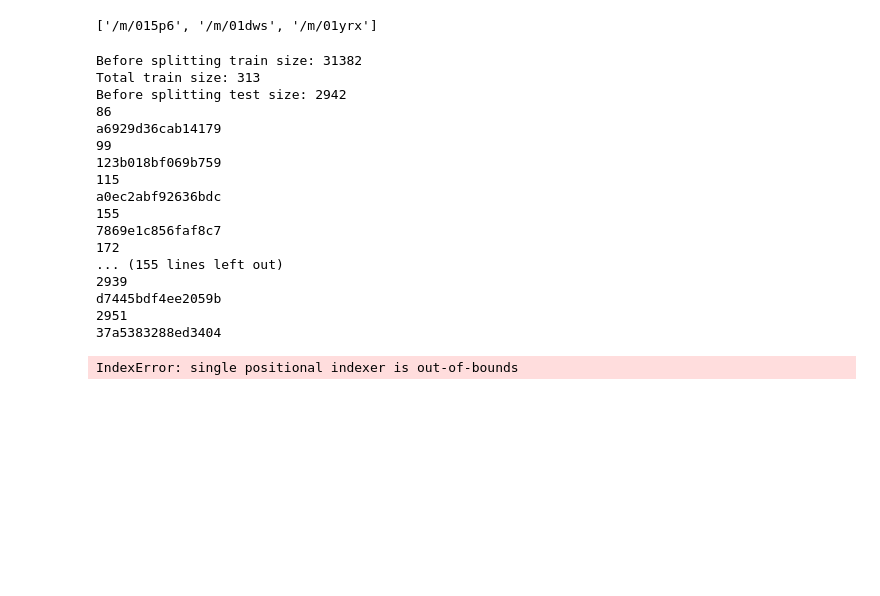
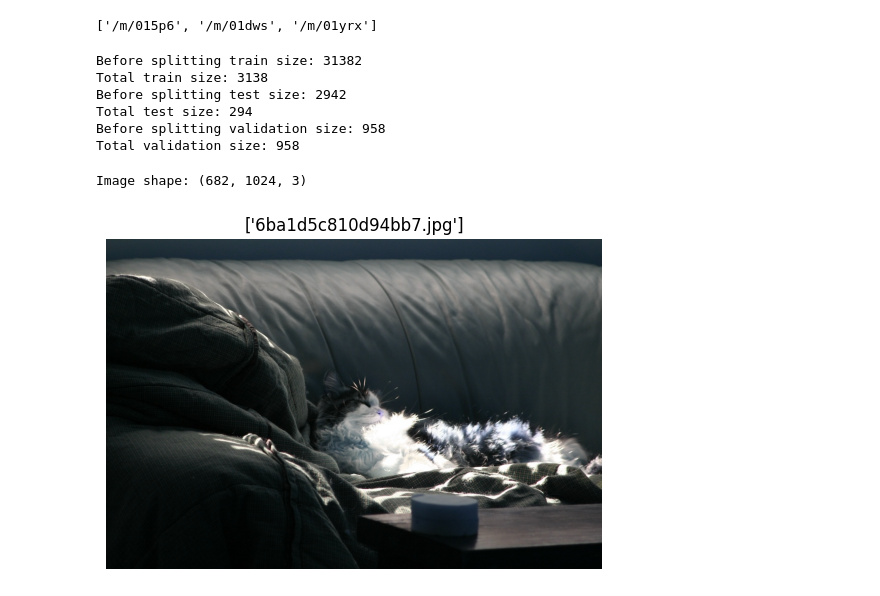
Before and after one commit to lytmercy/oid_challenge, a Jupyter notebook: dataset_analysis.ipynb, the cells around one changed output. Drawn from its saved outputs; the diff is of its cells as text; code cells hidden in the pictures; blank space fills up the shorter version.

Commit message:
Finish writing script for download images from Open Image Dataset (OID) in the dataset_analysis.ipynb Download images from OID. Some Analyses of images from OID.

```diff
--- a/dataset_analysis.ipynb
+++ b/dataset_analysis.ipynb
@@ -93,24 +88,12 @@ def write_data_part_to_file(data_split, classes_name_df, percent_of_data=None):
 # %%
 # Using function for creating images name list file for downloading images
-write_data_part_to_file("train", class_description_df, percent_of_data=0.01)
+write_data_part_to_file("train", class_description_df, percent_of_data=0.1)
 write_data_part_to_file("test", class_description_df, percent_of_data=0.1)
 write_data_part_to_file("validation", class_description_df, percent_of_data=1)
 # %% [output]
 Before splitting train size: 31382
-Total train size: 313
+Total train size: 3138
 Before splitting test size: 2942
-86
-a6929d36cab14179
-99
-123b018bf069b759
-115
-a0ec2abf92636bdc
-155
-7869e1c856faf8c7
-172
-... (155 lines left out)
-2939
-d7445bdf4ee2059b
-2951
-37a5383288ed3404
+Total test size: 294
+Before splitting validation size: 958
+Total validation size: 958
-IndexError: single positional indexer is out-of-bounds
@@ -116,0 +105,23 @@ IndexError: single positional indexer is out-of-bounds
+# %%
+# Making function for viewing a random image
+def view_random_image(target_dir):
+    # Get a random image path
+    random_image = random.sample(os.listdir(target_dir), 1)
+
+    # Read the image and plot it
+    image = cv2.imread(target_dir + "\\" + random_image[0], cv2.IMREAD_COLOR)
+    # image = cv2.decolor(image, cv2.COLOR_BGR2RGB)
+    plt.imshow(image)
+    plt.title(random_image)
+    plt.axis("off")
+
+    # Show the shape of the image
+    print(f"Image shape: {image.shape}")
+
+    plt.show()
+    return image
+# %%
+rand_image = view_random_image(target_dir="dataset\\train")
+# %% [output]
+Image shape: (682, 1024, 3)
+[figure, added]
```
Also changed, not shown: parts of 8 cells of this notebook.
